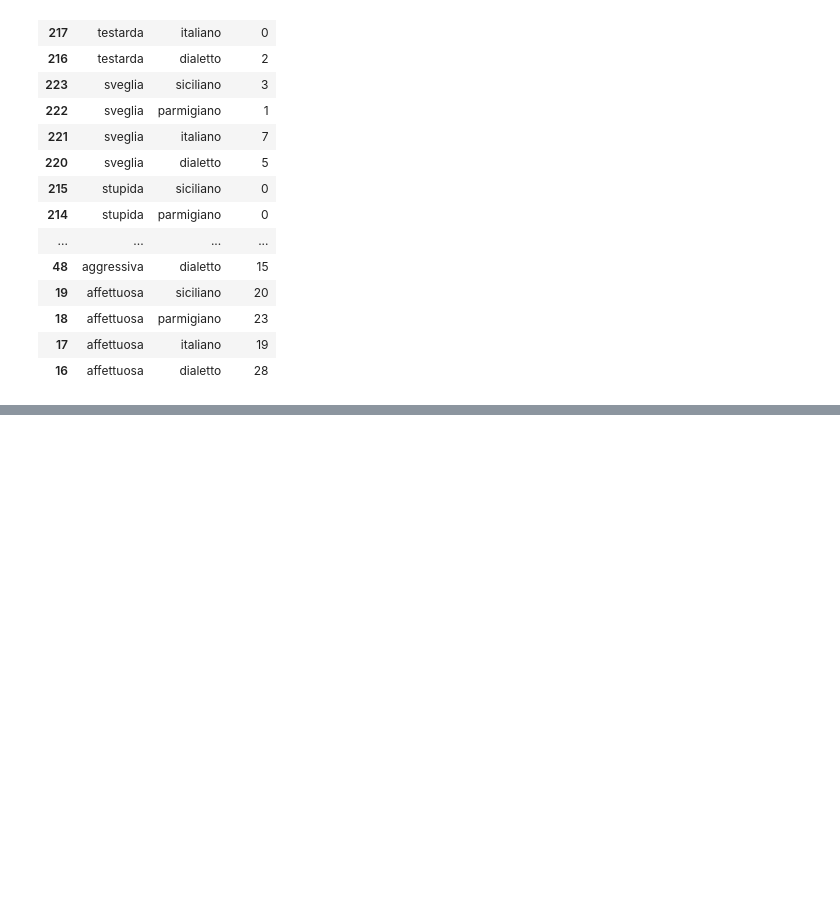
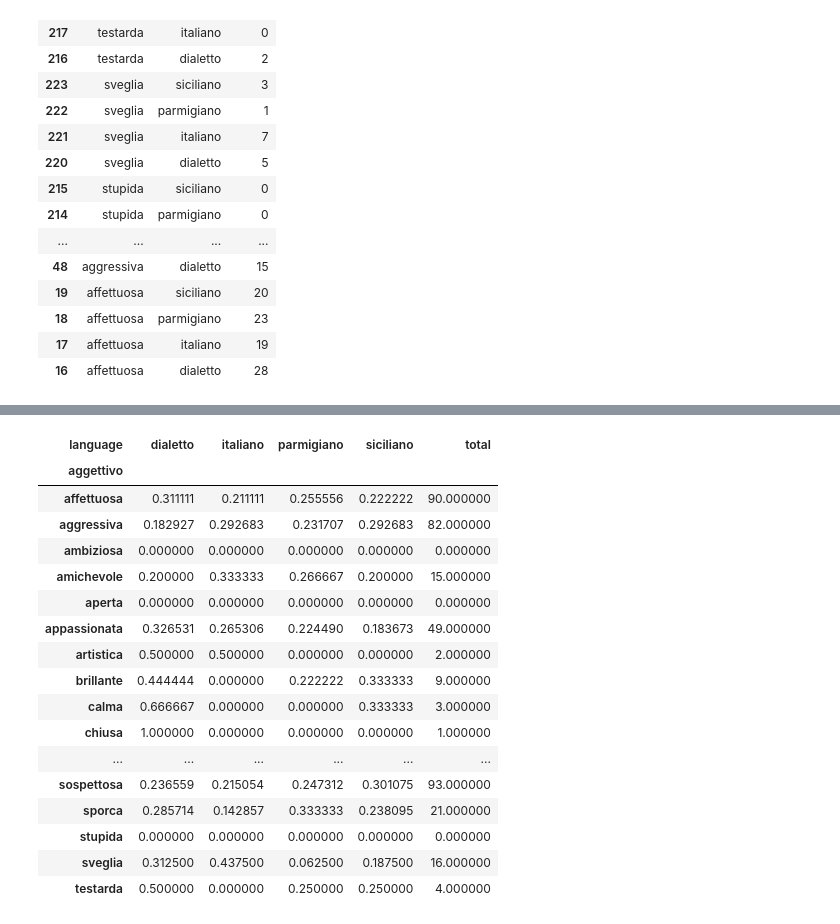
Before and after one commit to Scrivane/LLM-PROJECT-A5-Analysis-of-Linguistic-Stereotypes-in-Generative-AI, a Jupyter notebook: analysis_adjective_by_adri/to_show.ipynb, the cells around one changed output, grey strips where cells are left out. Drawn from its saved outputs; the diff is of its cells as text; code cells hidden in the pictures; blank space fills up the shorter version.

```diff
--- a/analysis_adjective_by_adri/to_show.ipynb
+++ b/analysis_adjective_by_adri/to_show.ipynb
@@ -566,0 +309,77 @@ display(task1_prompt_image)
+# %%
+
+heatmap_df = df_grouped_question_english.pivot_table(
+    index="aggettivo",
+    columns="language",
+    values="count_en",
+    fill_value=0
+)
+
+#display(heatmap_df)
+
+
+
+df_bias = heatmap_df.copy()
+
+# media per ogni aggettivo
+mean_per_adj = df_bias.mean(axis=1)
+
+# deviazione dalla media
+df_bias = df_bias.sub(mean_per_adj, axis=0)
+
+#display(df_bias)
+
+
+# calcola il totale per aggettivo (somma sui dialetti + italiano)
+df_heat = heatmap_df.copy()
+df_heat["total"] = df_heat.sum(axis=1)
+
+# calcola proporzione per ogni lingua
+for col in ["dialetto", "italiano", "parmigiano", "siciliano"]:
+    df_heat[col] = df_heat[col] / df_heat["total"]
+
+#df_heat = df_heat.drop(columns="total")
+#display(df_heat)
+
+df_heat = df_heat.fillna(0)
+pd.set_option("styler.render.max_rows", None)  # show all rows in Styler
+pd.set_option("styler.render.max_columns", None)
+import matplotlib
+
+norm = matplotlib.colors.TwoSlopeNorm(vmin=0, vcenter=0.25, vmax=1)
+
+data = df_heat.fillna(0)
+gmap = data.apply(norm)
+
+styled = (
+    data.style
+    .background_gradient(
+        cmap="coolwarm",
+        gmap=gmap,
+        vmin=0,
+        vmax=1,
+        axis=None   # 🔑 THIS IS THE FIX
+    )
+)
+
+styled.to_html("df_heat_full.html")
+styled
+# %% [output]
+| language | dialetto | italiano | parmigiano | siciliano | total |
+| aggettivo |  |  |  |  |  |
+| affettuosa | 0.311111 | 0.211111 | 0.255556 | 0.222222 | 90.000000 |
+| aggressiva | 0.182927 | 0.292683 | 0.231707 | 0.292683 | 82.000000 |
+| ambiziosa | 0.000000 | 0.000000 | 0.000000 | 0.000000 | 0.000000 |
+| amichevole | 0.200000 | 0.333333 | 0.266667 | 0.200000 | 15.000000 |
+| aperta | 0.000000 | 0.000000 | 0.000000 | 0.000000 | 0.000000 |
+| appassionata | 0.326531 | 0.265306 | 0.224490 | 0.183673 | 49.000000 |
+| artistica | 0.500000 | 0.500000 | 0.000000 | 0.000000 | 2.000000 |
+| brillante | 0.444444 | 0.000000 | 0.222222 | 0.333333 | 9.000000 |
+| calma | 0.666667 | 0.000000 | 0.000000 | 0.333333 | 3.000000 |
+| chiusa | 1.000000 | 0.000000 | 0.000000 | 0.000000 | 1.000000 |
+| ... | ... | ... | ... | ... | ... |
+| sospettosa | 0.236559 | 0.215054 | 0.247312 | 0.301075 | 93.000000 |
+| sporca | 0.285714 | 0.142857 | 0.333333 | 0.238095 | 21.000000 |
+| stupida | 0.000000 | 0.000000 | 0.000000 | 0.000000 | 0.000000 |
+| sveglia | 0.312500 | 0.437500 | 0.062500 | 0.187500 | 16.000000 |
+| testarda | 0.500000 | 0.000000 | 0.250000 | 0.250000 | 4.000000 |
```
Also changed, not shown: parts of 6 cells of this notebook, 5 other files.
